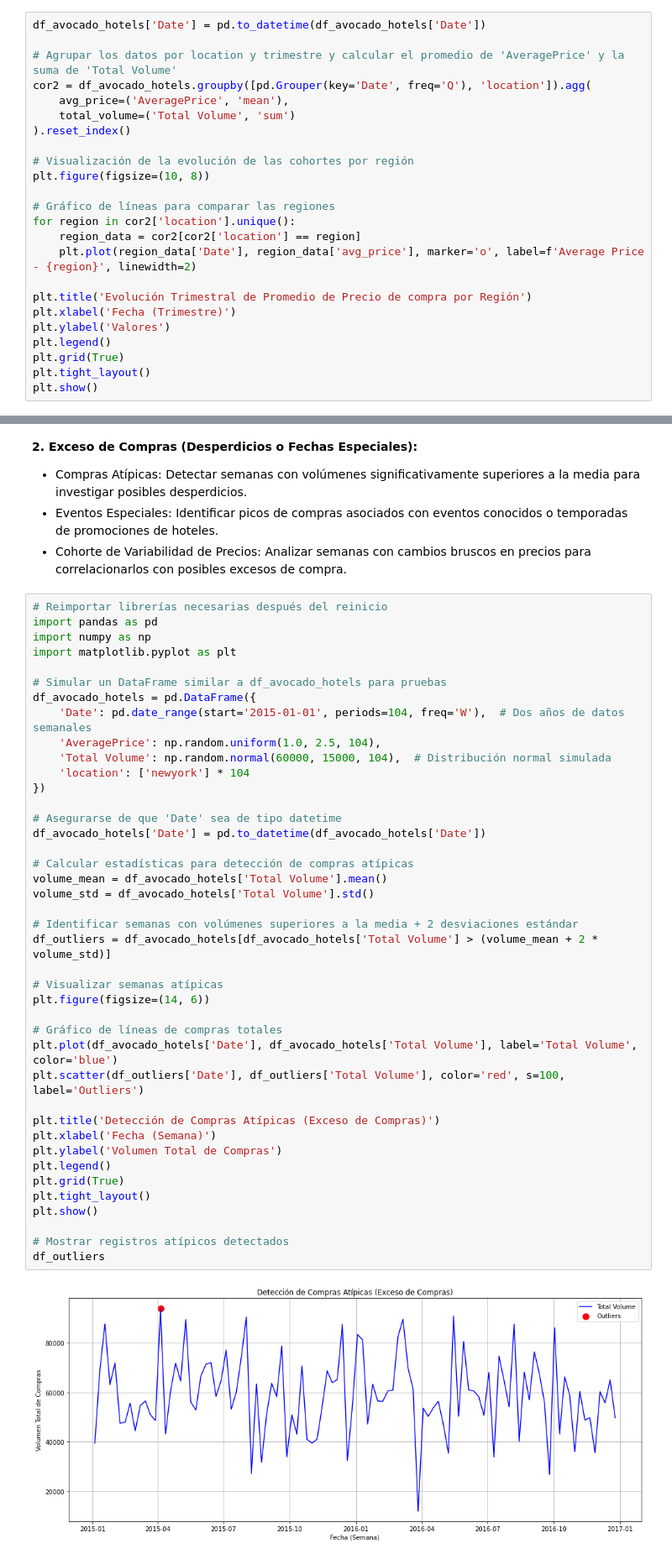
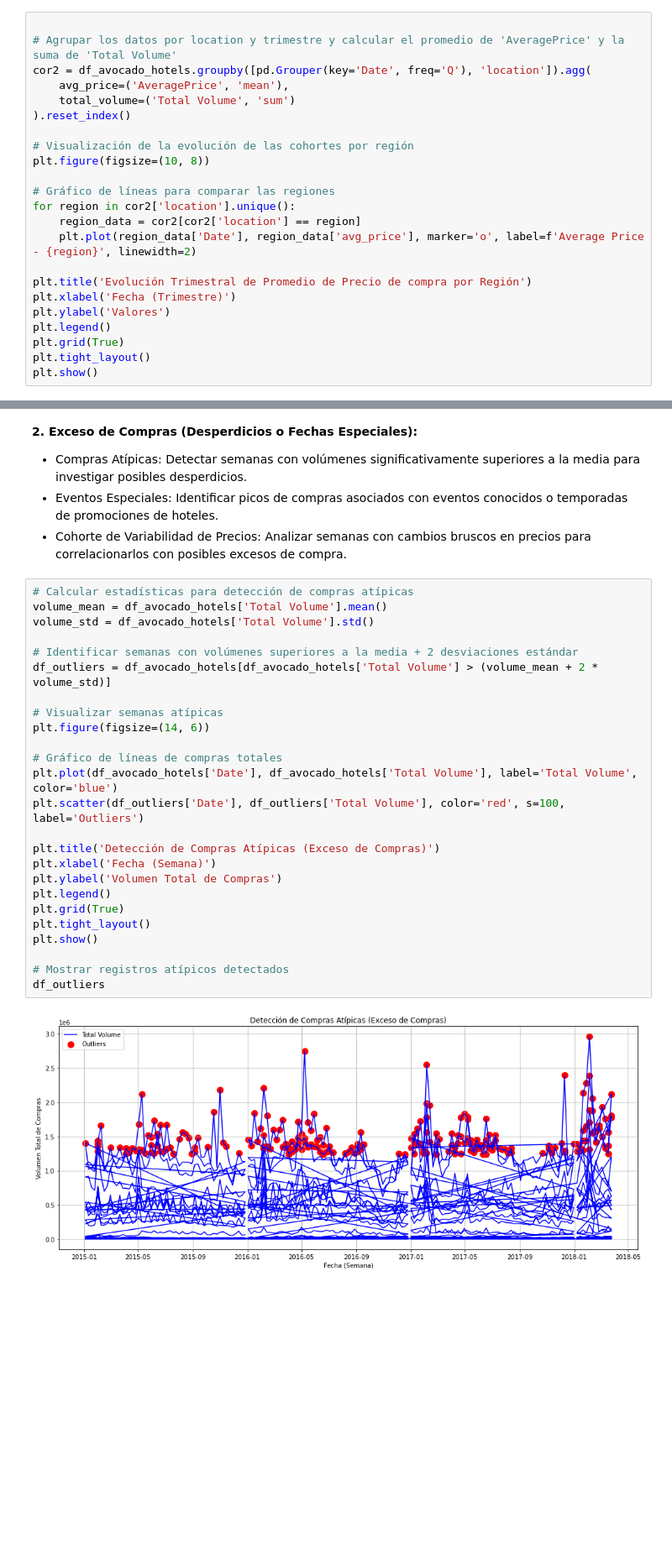
Before and after one commit to Julix4/AvoEconomics, a Jupyter notebook: cohortes-avanzados.ipynb, the cells around one changed output, grey strips where cells are left out. Shown: that part at 84% size. Saved outputs shown, nothing was run; the diff lists cells and outputs as text; blank space fills up the shorter version.

```diff
--- a/cohortes-avanzados.ipynb
+++ b/cohortes-avanzados.ipynb
@@ -52,5 +55,4 @@ df_avocado_hotels
 # %%
-df_avocado_hotels['Date'] = pd.to_datetime(df_avocado_hotels['Date'])
 
 # Agrupar los datos por location y trimestre y calcular el promedio de 'AveragePrice' y la suma de 'Total Volume'
 cor2 = df_avocado_hotels.groupby([pd.Grouper(key='Date', freq='Q'), 'location']).agg(
@@ -81,45 +107,29 @@ plt.show()
 - Eventos Especiales: Identificar picos de compras asociados con eventos conocidos o temporadas de promociones de hoteles.
 - Cohorte de Variabilidad de Precios: Analizar semanas con cambios bruscos en precios para correlacionarlos con posibles excesos de compra.
 # %%
-# Reimportar librerías necesarias después del reinicio
-import pandas as pd
-import numpy as np
-import matplotlib.pyplot as plt
-
-# Simular un DataFrame similar a df_avocado_hotels para pruebas
-df_avocado_hotels = pd.DataFrame({
-    'Date': pd.date_range(start='2015-01-01', periods=104, freq='W'),  # Dos años de datos semanales
-    'AveragePrice': np.random.uniform(1.0, 2.5, 104),
-    'Total Volume': np.random.normal(60000, 15000, 104),  # Distribución normal simulada
-    'location': ['newyork'] * 104
-})
-
-# Asegurarse de que 'Date' sea de tipo datetime
-df_avocado_hotels['Date'] = pd.to_datetime(df_avocado_hotels['Date'])
-
 # Calcular estadísticas para detección de compras atípicas
 volume_mean = df_avocado_hotels['Total Volume'].mean()
 volume_std = df_avocado_hotels['Total Volume'].std()
 
 # Identificar semanas con volúmenes superiores a la media + 2 desviaciones estándar
 df_outliers = df_avocado_hotels[df_avocado_hotels['Total Volume'] > (volume_mean + 2 * volume_std)]
 
 # Visualizar semanas atípicas
 plt.figure(figsize=(14, 6))
 
 # Gráfico de líneas de compras totales
 plt.plot(df_avocado_hotels['Date'], df_avocado_hotels['Total Volume'], label='Total Volume', color='blue')
 plt.scatter(df_outliers['Date'], df_outliers['Total Volume'], color='red', s=100, label='Outliers')
 
 plt.title('Detección de Compras Atípicas (Exceso de Compras)')
 plt.xlabel('Fecha (Semana)')
 plt.ylabel('Volumen Total de Compras')
 plt.legend()
 plt.grid(True)
 plt.tight_layout()
 plt.show()
 
 # Mostrar registros atípicos detectados
 df_outliers
 # %% [output]
-[figure, old version]
+[figure, new version]
```
Also changed, not shown: parts of 7 cells of this notebook, 2 other files.
